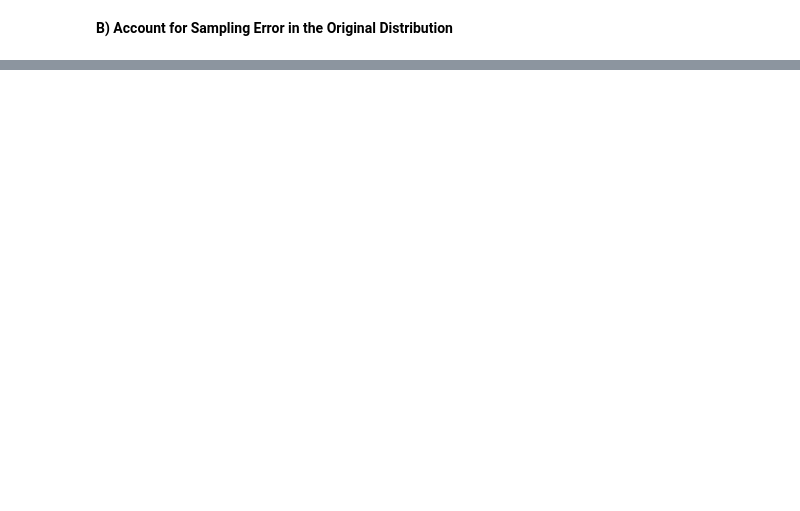
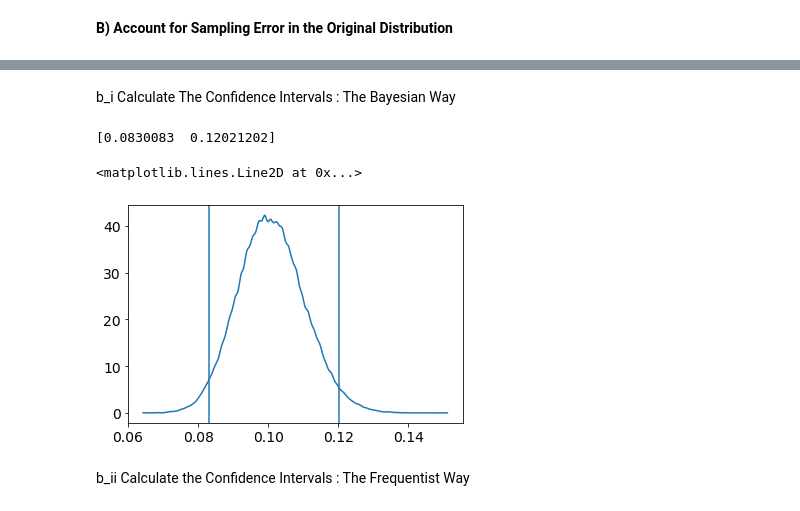
Before and after one commit to steed360/Data-Analysis, a Jupyter notebook: Quantifying_Campaign_Uncertainty.ipynb, the cells around one changed output, grey strips where cells are left out. Cells and saved outputs as stored; diff of their text form; code cells hidden in the pictures; blank space fills up the shorter version.

```diff
--- a/Quantifying_Campaign_Uncertainty.ipynb
+++ b/Quantifying_Campaign_Uncertainty.ipynb
@@ -62,0 +66,26 @@ plt.plot (p_grid[10:120], posterior[10:120], 'o')
+# %% [markdown]
+b_i Calculate The Confidence Intervals : The Bayesian Way
+# %%
+# Calculate the 90% confidence interval.
+# Firstly do it the Bayesian Analysis way.
+
+# Get 1000 samples from the above distribution
+samples = np.random.choice(p_grid, p=posterior, size=int(1e5), replace=True)
+
+# If you have samples the confidence intervals are just percentiles.
+lstCI = np.percentile (samples, [2.5,97.5])
+
+print (  lstCI)
+az.plot_kde ( samples)
+plt.axvline (lstCI[0] )
+plt.axvline (lstCI[1] )
+
+# The figures below are the upper and lower bounds that the population response_rate could be (if IID)
+# The interval is also shown on the chart.
+# The chart is a simulation from the sampling distribution. You could use this in a violin plot as well of course.
+# %% [output]
+[0.0830083  0.12021202]
+<matplotlib.lines.Line2D at 0x...>
+[figure, added]
+# %% [markdown]
+b_ii Calculate the Confidence Intervals : The Frequentist Way
```
Also changed, not shown: parts of 13 cells of this notebook.
